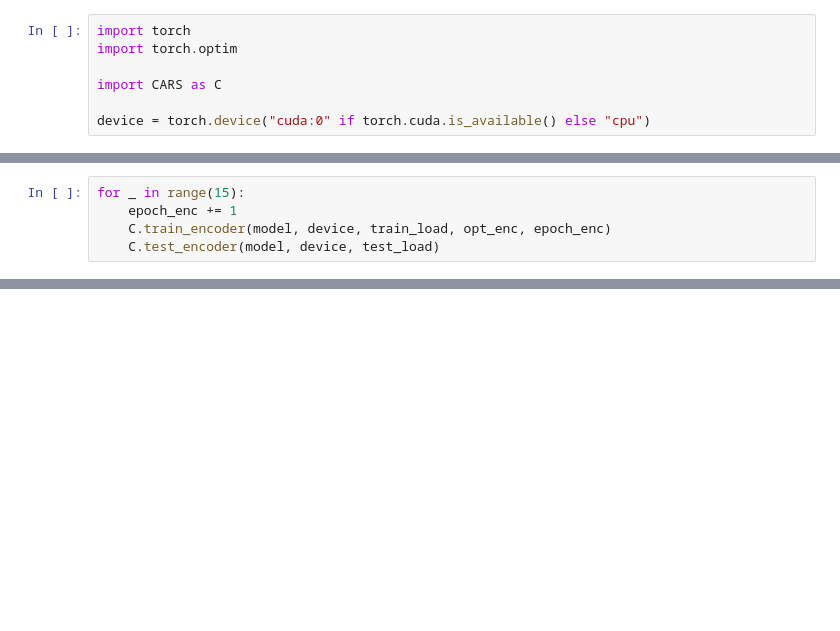
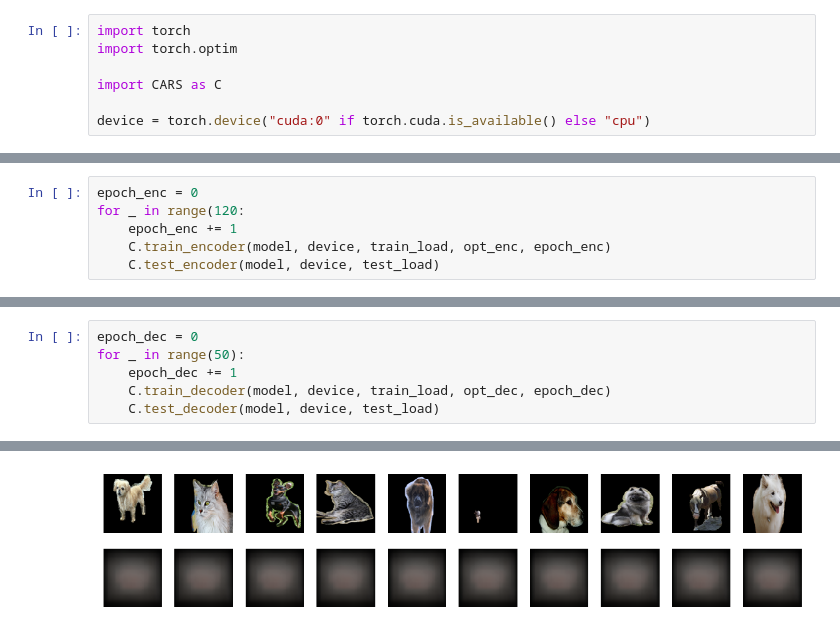
Before and after one commit to LukeMeszar/HybridObjectAutoencoders, a Jupyter notebook: autoencoders/stanford_cars.ipynb, the cells around one changed output, grey strips where cells are left out. Saved outputs shown, nothing was run; the diff lists cells and outputs as text; blank space fills up the shorter version.

```diff
--- a/autoencoders/stanford_cars.ipynb
+++ b/autoencoders/stanford_cars.ipynb
@@ -20,5 +13,6 @@ TypeError: pic should be Tensor or ndarray. Got <class 'PIL.Image.Image'>.
 # %%
-for _ in range(15):
+epoch_enc = 0
+for _ in range(120:
     epoch_enc += 1
     C.train_encoder(model, device, train_load, opt_enc, epoch_enc)
     C.test_encoder(model, device, test_load)
@@ -24,0 +26,7 @@ for _ in range(15):
+# %%
+epoch_dec = 0
+for _ in range(50):
+    epoch_dec += 1
+    C.train_decoder(model, device, train_load, opt_dec, epoch_dec)
+    C.test_decoder(model, device, test_load)
+# %% [output]
@@ -24,0 +37 @@ for _ in range(15):
+[figure, added]
```
Also changed, not shown: parts of 5 cells of this notebook, 3 other files.
